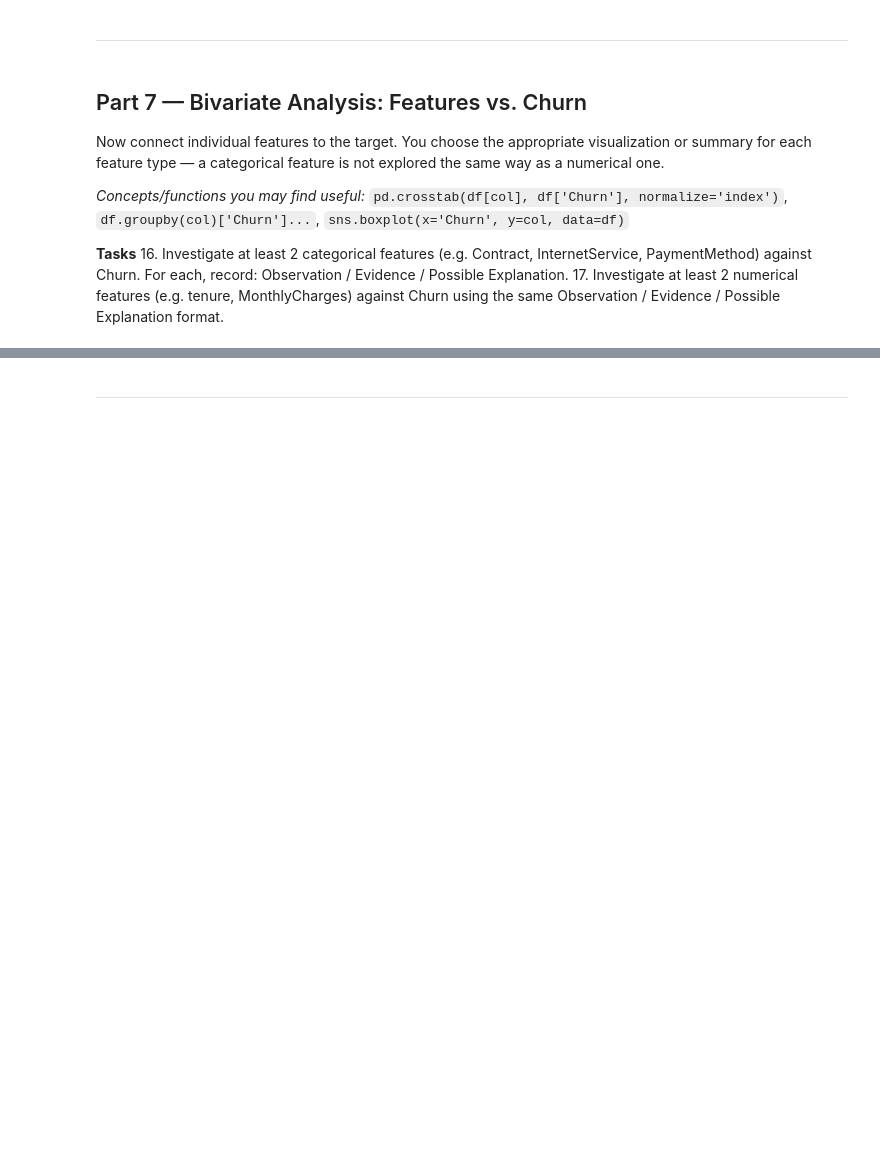
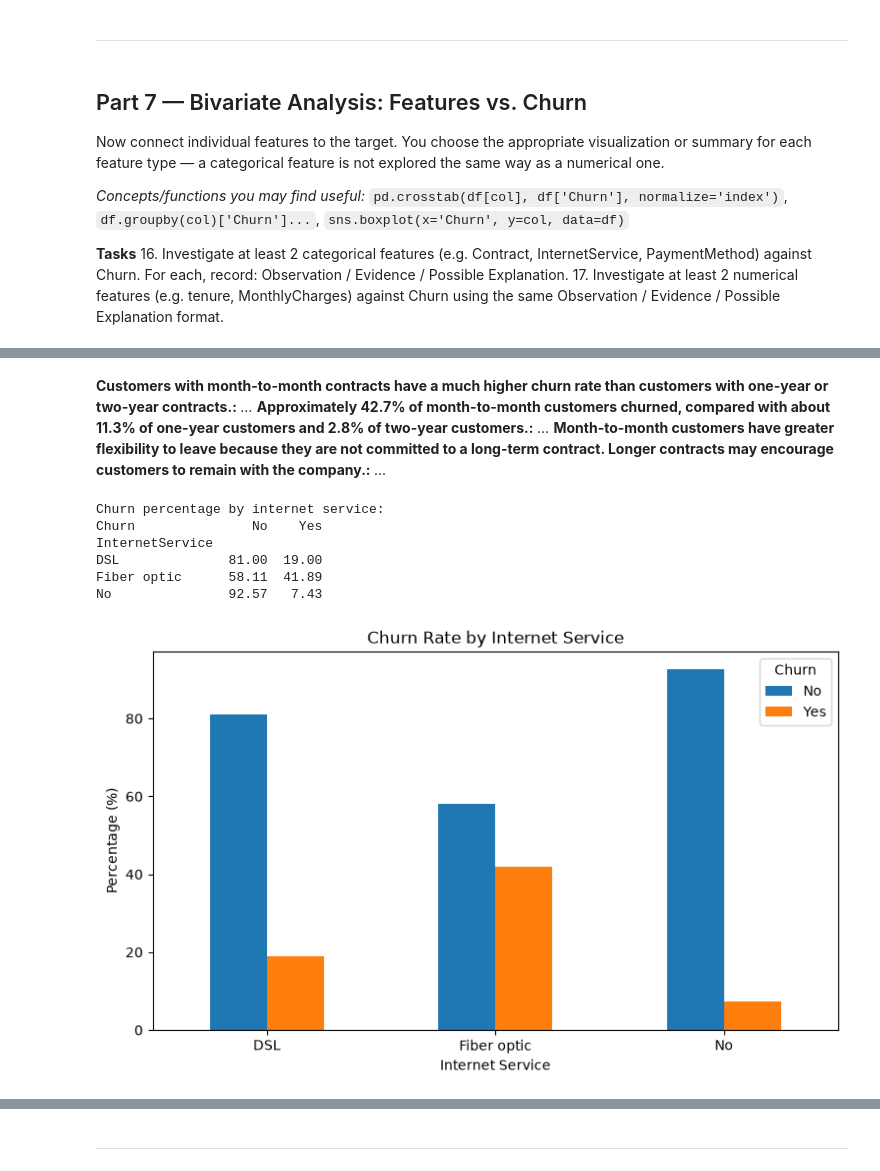
Before and after one commit to waqas309/ML-Lab-Lab02, a Jupyter notebook: Lab2_Data_Cleaning_EDA_Template.ipynb, the cells around one changed output, grey strips where cells are left out. Cells and saved outputs as stored; diff of their text form; code cells hidden in the pictures; blank space fills up the shorter version.

```diff
--- a/Lab2_Data_Cleaning_EDA_Template.ipynb
+++ b/Lab2_Data_Cleaning_EDA_Template.ipynb
@@ -509,0 +515,33 @@ Now connect individual features to the target. You choose the appropriate visual
+# %% [markdown]
+**Customers with month-to-month contracts have a much higher churn rate than customers with one-year or two-year contracts.:** _..._
+**Approximately 42.7% of month-to-month customers churned, compared with about 11.3% of one-year customers and 2.8% of two-year customers.:** _..._
+**Month-to-month customers have greater flexibility to leave because they are not committed to a long-term contract. Longer contracts may encourage customers to remain with the company.:** _..._
+# %%
+# Task 16 — categorical feature 2 vs Churn
+internet_churn = pd.crosstab(
+    cleaned_df["InternetService"],
+    cleaned_df["Churn"],
+    normalize="index"
+) * 100
+
+print("Churn percentage by internet service:")
+print(internet_churn.round(2))
+
+# Plot
+internet_churn.plot(kind="bar", figsize=(9, 5))
+
+plt.title("Churn Rate by Internet Service")
+plt.xlabel("Internet Service")
+plt.ylabel("Percentage (%)")
+plt.xticks(rotation=0)
+plt.legend(title="Churn")
+
+plt.show()
+# %% [output]
+Churn percentage by internet service:
+Churn               No    Yes
+InternetService
+DSL              81.00  19.00
+Fiber optic      58.11  41.89
+No               92.57   7.43
+[figure, added]
```
Also changed, not shown: parts of 14 cells of this notebook.
